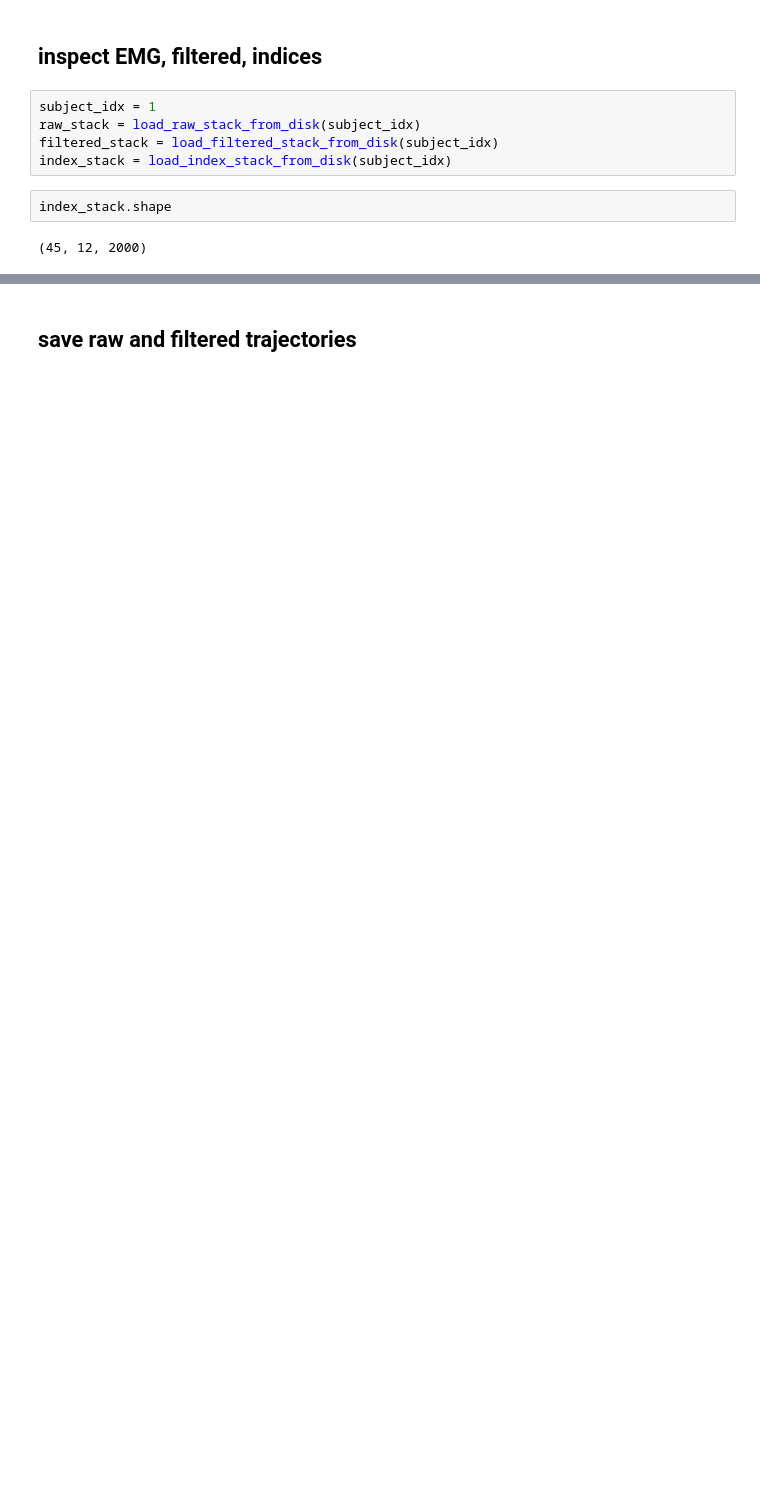
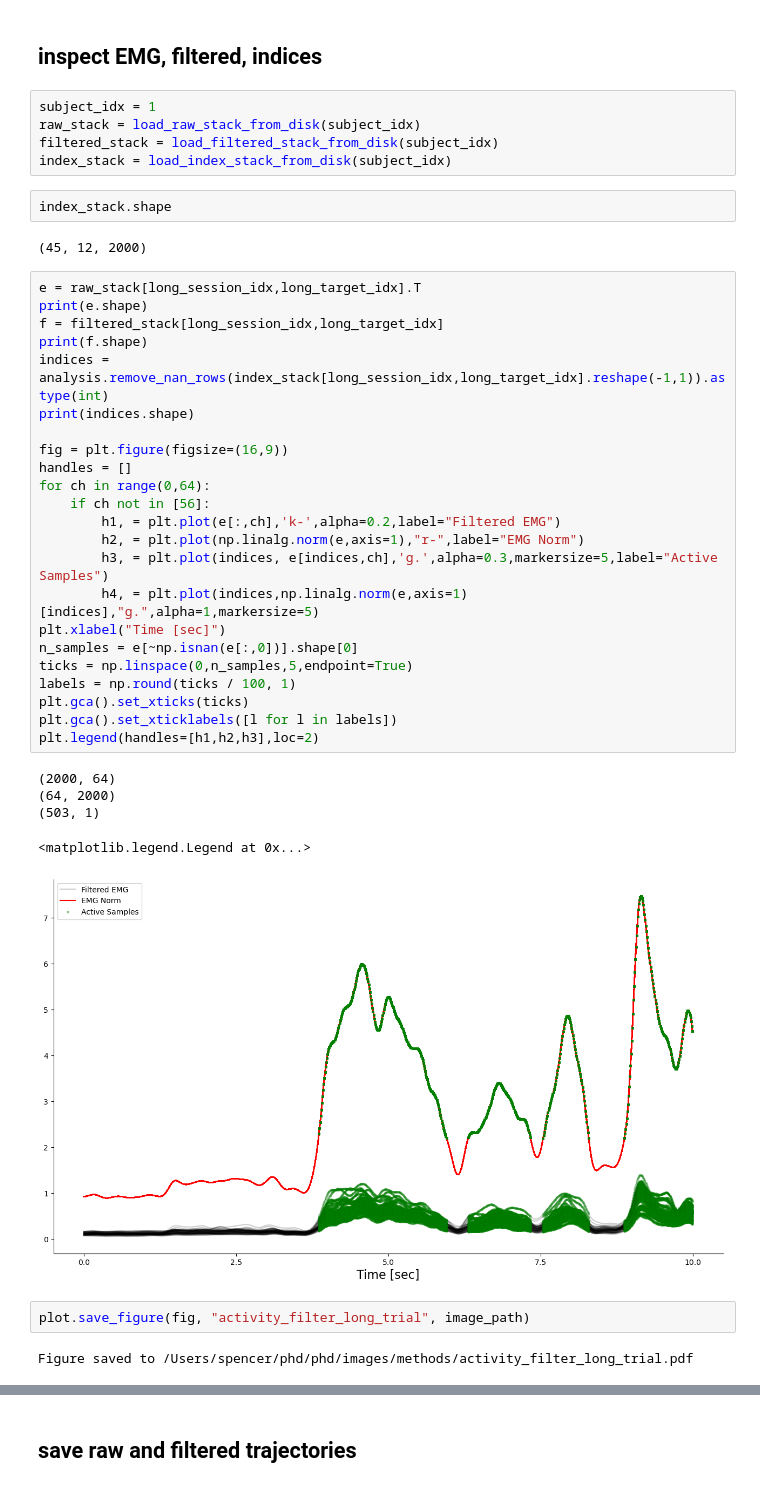
Before and after one commit to spewil/phd, a Jupyter notebook: analysis/notebooks/_data_processing/process_trial_data.ipynb, the cells around one changed output, grey strips where cells are left out. Cells and saved outputs as stored; diff of their text form; blank space fills up the shorter version.

```diff
--- a/analysis/notebooks/_data_processing/process_trial_data.ipynb
+++ b/analysis/notebooks/_data_processing/process_trial_data.ipynb
@@ -244,4 +214,37 @@ index_stack = load_index_stack_from_disk(subject_idx)
 index_stack.shape
 # %% [output]
 (45, 12, 2000)
+# %%
+e = raw_stack[long_session_idx,long_target_idx].T
+print(e.shape)
+f = filtered_stack[long_session_idx,long_target_idx]
+print(f.shape)
+indices = analysis.remove_nan_rows(index_stack[long_session_idx,long_target_idx].reshape(-1,1)).astype(int)
+print(indices.shape)
+
+fig = plt.figure(figsize=(16,9))
+handles = []
+for ch in range(0,64):
+    if ch not in [56]:
+        h1, = plt.plot(e[:,ch],'k-',alpha=0.2,label="Filtered EMG")
+        h2, = plt.plot(np.linalg.norm(e,axis=1),"r-",label="EMG Norm")
+        h3, = plt.plot(indices, e[indices,ch],'g.',alpha=0.3,markersize=5,label="Active Samples")
+        h4, = plt.plot(indices,np.linalg.norm(e,axis=1)[indices],"g.",alpha=1,markersize=5)
+plt.xlabel("Time [sec]")
+n_samples = e[~np.isnan(e[:,0])].shape[0]
+ticks = np.linspace(0,n_samples,5,endpoint=True)
+labels = np.round(ticks / 100, 1)
+plt.gca().set_xticks(ticks)
+plt.gca().set_xticklabels([l for l in labels])
+plt.legend(handles=[h1,h2,h3],loc=2)
+# %% [output]
+(2000, 64)
+(64, 2000)
+(503, 1)
+<matplotlib.legend.Legend at 0x...>
+[figure, added]
+# %%
+plot.save_figure(fig, "activity_filter_long_trial", image_path)
+# %% [output]
+Figure saved to /Users/spencer/phd/phd/images/methods/activity_filter_long_trial.pdf
 # %%
```
Also changed, not shown: parts of 17 cells of this notebook, 52 other files.
